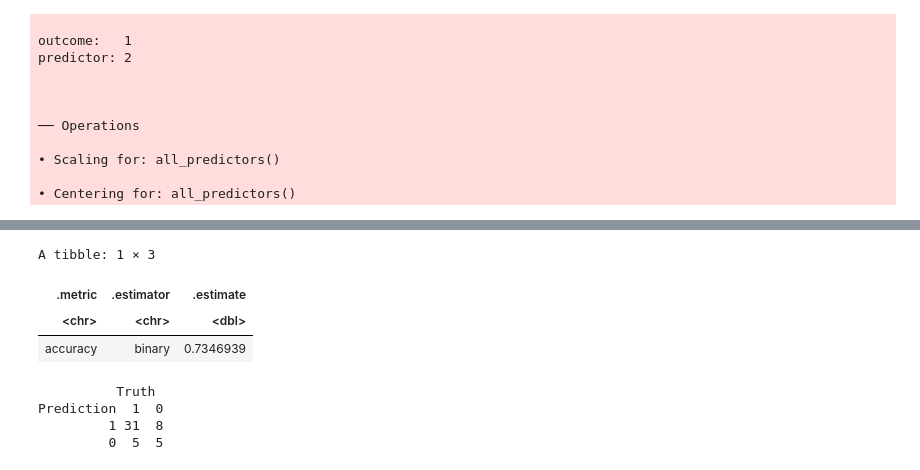
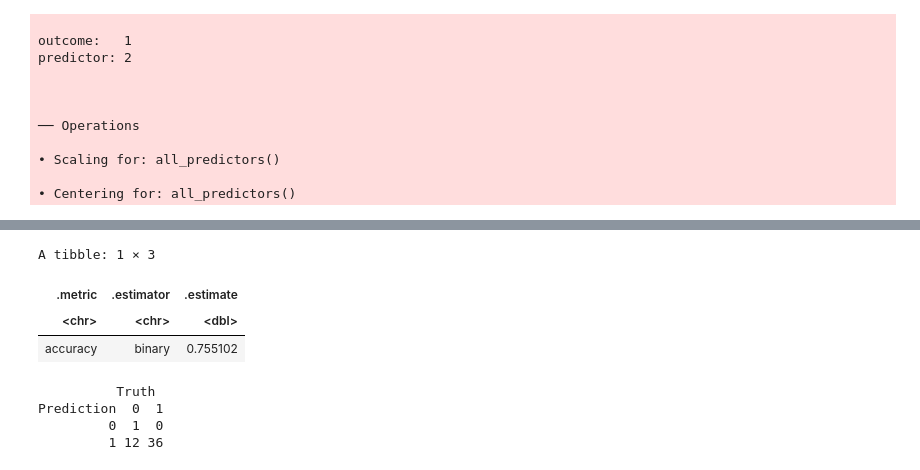
Before and after one commit to kristyluna2006/DSCI-Group-Project-, a Jupyter notebook: Group Project.ipynb, the cells around one changed output, grey strips where cells are left out. Cells and saved outputs as stored; diff of their text form; code cells hidden in the pictures.

```diff
--- a/Group Project.ipynb
+++ b/Group Project.ipynb
@@ -339,17 +285,16 @@ knn_wf <- workflow() |>
 
 players_folds <- vfold_cv(players_train, v = 5, strata = subscribe)
 
-k_grid <- tibble(neighbors = seq(1, 31, by = 2))
+k_grid <- tibble(neighbors = seq(1, 28, by = 3))
 
 set.seed(123)
 knn_tune_res <- tune_grid(
   knn_wf,
   resamples = players_folds,
-  grid      = k_grid,
-  metrics   = metric_set(accuracy)
+  grid = k_grid,
+  metrics = metric_set(accuracy)
 )
 
-collect_metrics(knn_tune_res)
 
 autoplot(knn_tune_res)
 
@@ -401,27 +336,27 @@ A tibble: 1 × 2
 # %%
 final_knn_wf <- finalize_workflow(knn_wf, best_k)
 final_knn_fit <- fit(final_knn_wf, data = players_train)
 knn_test_pred <- predict(final_knn_fit, new_data = players_test) |>
   bind_cols(players_test |> select(subscribe))
 knn_test_accuracy <- accuracy(
   knn_test_pred,
   truth   = subscribe,
   estimate = .pred_class
 )
 knn_test_accuracy
 
-knn_test_confmat <- conf_mat(
-  knn_test_pred,
-  truth   = subscribe,
-  estimate = .pred_class
-)
+knn_test_confmat <- final_knn_fit |>
+  predict(new_data = players_test) |>
+  bind_cols(players_test) |>
+  conf_mat(truth = subscribe, estimate = .pred_class)
+
 knn_test_confmat
 # %% [output]
 A tibble: 1 × 3
 | .metric | .estimator | .estimate |
 | <chr> | <chr> | <dbl> |
-| accuracy | binary | 0.7346939 |
+| accuracy | binary | 0.755102 |
           Truth
-Prediction  1  0
-         1 31  8
-         0  5  5
+Prediction  0  1
+         0  1  0
+         1 12 36
```
Also changed, not shown: parts of 8 cells of this notebook.
